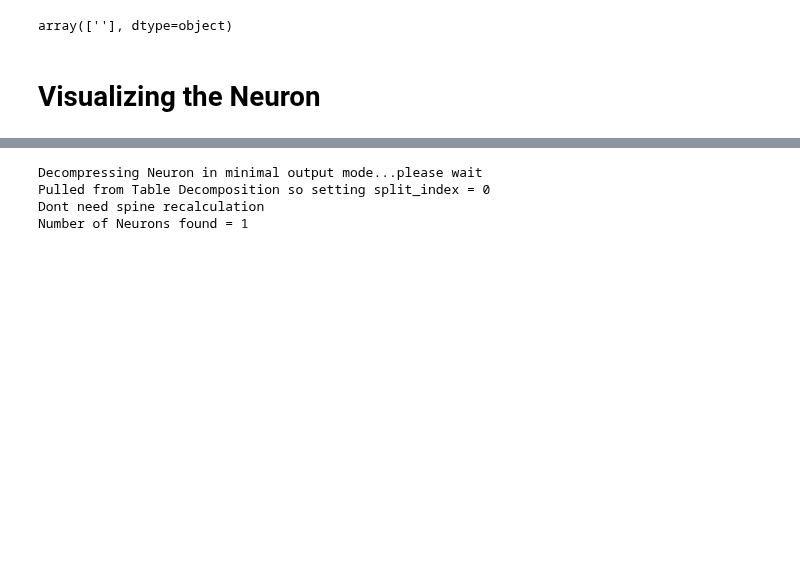
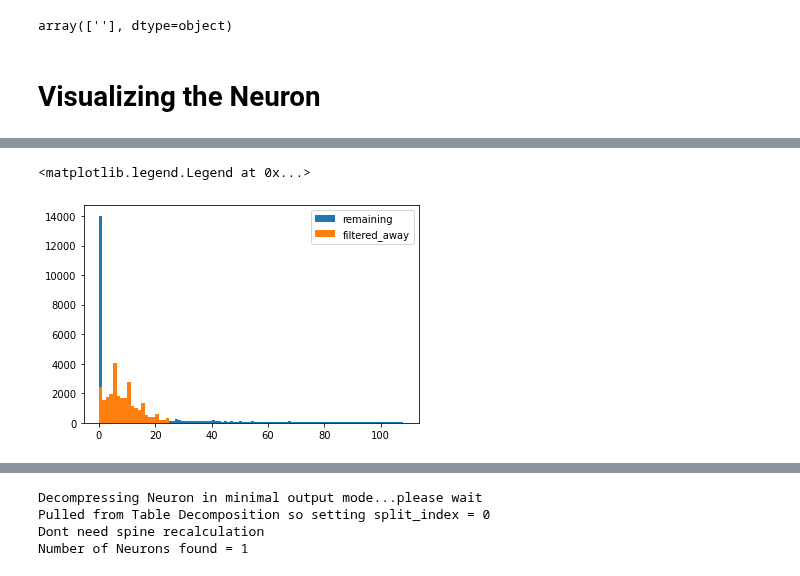
Before and after one commit to celiibrendan/neuron_mesh_tools, a Jupyter notebook: Auto_Proofreading/Preprocessing_Pipeline/AutoProofread_Inspect.ipynb, the cells around one changed output, grey strips where cells are left out. Drawn from its saved outputs; the diff is of its cells as text; code cells hidden in the pictures; blank space fills up the shorter version.

```diff
--- a/Auto_Proofreading/Preprocessing_Pipeline/AutoProofread_Inspect.ipynb
+++ b/Auto_Proofreading/Preprocessing_Pipeline/AutoProofread_Inspect.ipynb
@@ -68,2 +188,9 @@ new_table
+# %%
+plt.hist(valid_presyns_revised,bins=100,label="remaining")
+_ = plt.hist(presyns_filtered_away_revised,bins=20,label="filtered_away")
+plt.legend()
+# %% [output]
+<matplotlib.legend.Legend at 0x...>
+[figure, added]
 # %%
 (minnie.AutoProofreadNeurons2()
```
Also changed, not shown: parts of 20 cells of this notebook, 2 other files.
